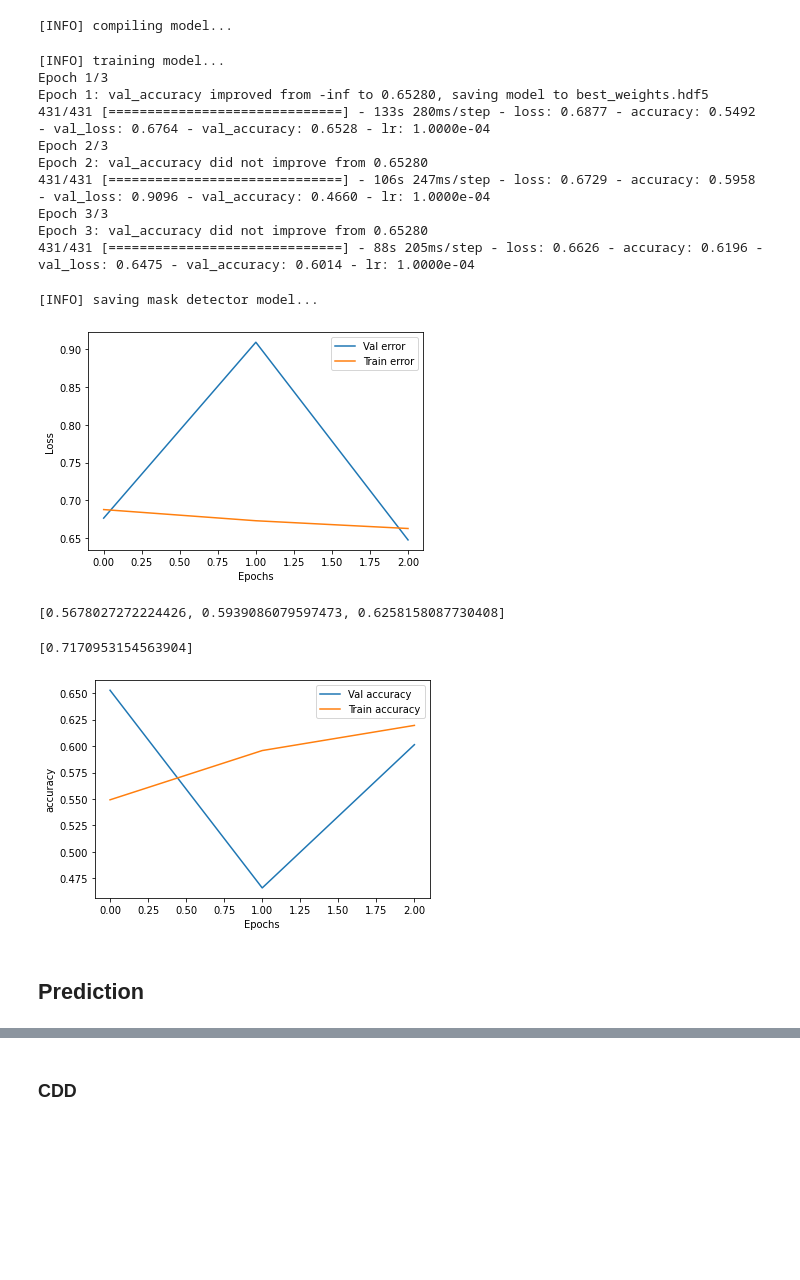
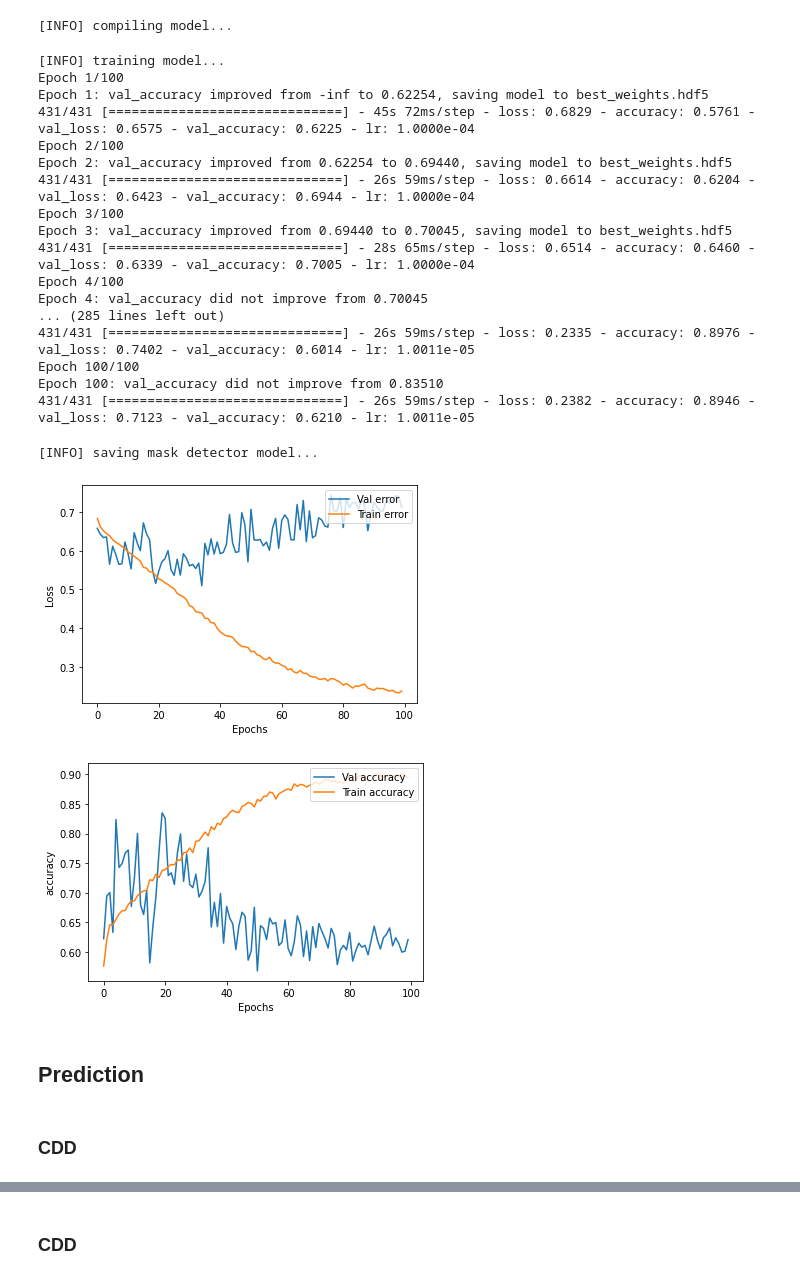
Before and after one commit to ZahraDehghani99/FacemaskWearingAlertSystem, a Jupyter notebook: FaceMaskClassifier.ipynb, the cells around one changed output, grey strips where cells are left out. Cells and saved outputs as stored; diff of their text form; code cells hidden in the pictures; blank space fills up the shorter version.

Commit message:
Train with 100 epochs(ccd:53%,| rmfd:62%| smfd:94%)

```diff
--- a/FaceMaskClassifier.ipynb
+++ b/FaceMaskClassifier.ipynb
@@ -324,5 +324,5 @@ without_mask => 1
 # initialize the initial learning rate, number of epochs to train for,
 # and batch size
 INIT_LR = 1e-4
-EPOCHS = 3#200
-BS = 100
+EPOCHS = 100
+BS = 16
@@ -339,5 +329,5 @@ aug = ImageDataGenerator(
 # %%
-checkpointer = ModelCheckpoint(filepath="best_weights.hdf5", monitor = 'val_accuracy',verbose=1, save_best_only=True)
+checkpointer = ModelCheckpoint(filepath= base_path + "model/best_model.hdf5", monitor = 'val_accuracy',verbose=1, save_best_only=True)
 reduce_lr = ReduceLROnPlateau(monitor='val_accuracy', factor=0.75, patience=10)
 # %% [markdown]
 ### Model Architecture
@@ -429,22 +419,29 @@ model.compile(loss="binary_crossentropy", optimizer=opt, metrics=["accuracy"])
 # %%
 # train the model
 print("[INFO] training model...")
-history = model.fit(aug.flow(X_train, y_train, batch_size=BS),
+history = model.fit(X_train, y_train, batch_size=BS,
 							steps_per_epoch=len(X_train) // BS,
 							validation_data=(X_test_rmfd, y_test_rmfd),
 							epochs=EPOCHS,
 							callbacks=[checkpointer, reduce_lr])
 # %% [output]
 [INFO] training model...
-Epoch 1/3
-Epoch 1: val_accuracy improved from -inf to 0.65280, saving model to best_weights.hdf5
-431/431 [==============================] - 133s 280ms/step - loss: 0.6877 - accuracy: 0.5492 - val_loss: 0.6764 - val_accuracy: 0.6528 - lr: 1.0000e-04
-Epoch 2/3
-Epoch 2: val_accuracy did not improve from 0.65280
-431/431 [==============================] - 106s 247ms/step - loss: 0.6729 - accuracy: 0.5958 - val_loss: 0.9096 - val_accuracy: 0.4660 - lr: 1.0000e-04
-Epoch 3/3
-Epoch 3: val_accuracy did not improve from 0.65280
-431/431 [==============================] - 88s 205ms/step - loss: 0.6626 - accuracy: 0.6196 - val_loss: 0.6475 - val_accuracy: 0.6014 - lr: 1.0000e-04
+Epoch 1/100
+Epoch 1: val_accuracy improved from -inf to 0.62254, saving model to best_weights.hdf5
+431/431 [==============================] - 45s 72ms/step - loss: 0.6829 - accuracy: 0.5761 - val_loss: 0.6575 - val_accuracy: 0.6225 - lr: 1.0000e-04
+Epoch 2/100
+Epoch 2: val_accuracy improved from 0.62254 to 0.69440, saving model to best_weights.hdf5
+431/431 [==============================] - 26s 59ms/step - loss: 0.6614 - accuracy: 0.6204 - val_loss: 0.6423 - val_accuracy: 0.6944 - lr: 1.0000e-04
+Epoch 3/100
+Epoch 3: val_accuracy improved from 0.69440 to 0.70045, saving model to best_weights.hdf5
+431/431 [==============================] - 28s 65ms/step - loss: 0.6514 - accuracy: 0.6460 - val_loss: 0.6339 - val_accuracy: 0.7005 - lr: 1.0000e-04
+Epoch 4/100
+Epoch 4: val_accuracy did not improve from 0.70045
+... (285 lines left out)
+431/431 [==============================] - 26s 59ms/step - loss: 0.2335 - accuracy: 0.8976 - val_loss: 0.7402 - val_accuracy: 0.6014 - lr: 1.0011e-05
+Epoch 100/100
+Epoch 100: val_accuracy did not improve from 0.83510
+431/431 [==============================] - 26s 59ms/step - loss: 0.2382 - accuracy: 0.8946 - val_loss: 0.7123 - val_accuracy: 0.6210 - lr: 1.0011e-05
 # %%
 # serialize the model to disk
 print("[INFO] saving mask detector model...")
@@ -456,6 +455,6 @@ model.save("model1_hist.h5")
 # %%
-val_loss = history.history['val_loss']
-loss = history.history['loss']
+val_loss.extend(history.history['val_loss'])
+loss.extend(history.history['loss'])
 
 plt.plot(val_loss)
 plt.plot(loss)
@@ -465,12 +464,4 @@ plt.legend(['Val error','Train error'], loc='upper right')
 plt.savefig('plot_error.png')
 plt.show()
 # %% [output]
-[figure, old version]
+[figure, new version]
-# %%
-accuracy
-# %% [output]
-[0.5678027272224426, 0.5939086079597473, 0.6258158087730408]
-# %%
-val_accuracy
-# %% [output]
-[0.7170953154563904]
@@ -477,20 +470,22 @@ val_accuracy
 # %%
-val_accuracy = history.history['val_accuracy']
-accuracy = history.history['accuracy']
+val_accuracy.extend(history.history['val_accuracy'])
+accuracy.extend(history.history['accuracy'])
 
 plt.plot(val_accuracy)
 plt.plot(accuracy)
 plt.xlabel('Epochs')
 plt.ylabel('accuracy')
 plt.legend(['Val accuracy','Train accuracy'], loc='upper right')
 plt.savefig( 'plot_accuracy1.png')
 plt.show()
 # %% [output]
-[figure, old version]
+[figure, new version]
 # %% [markdown]
 ## Prediction
 # %%
 classID = ['with_mask', 'without_mask']
+# %% [markdown]
+### CDD
 # %%
 from tensorflow import keras
 model = keras.models.load_model('/content/....model1_hist.h5')#
```
Also changed, not shown: parts of 22 cells of this notebook.
